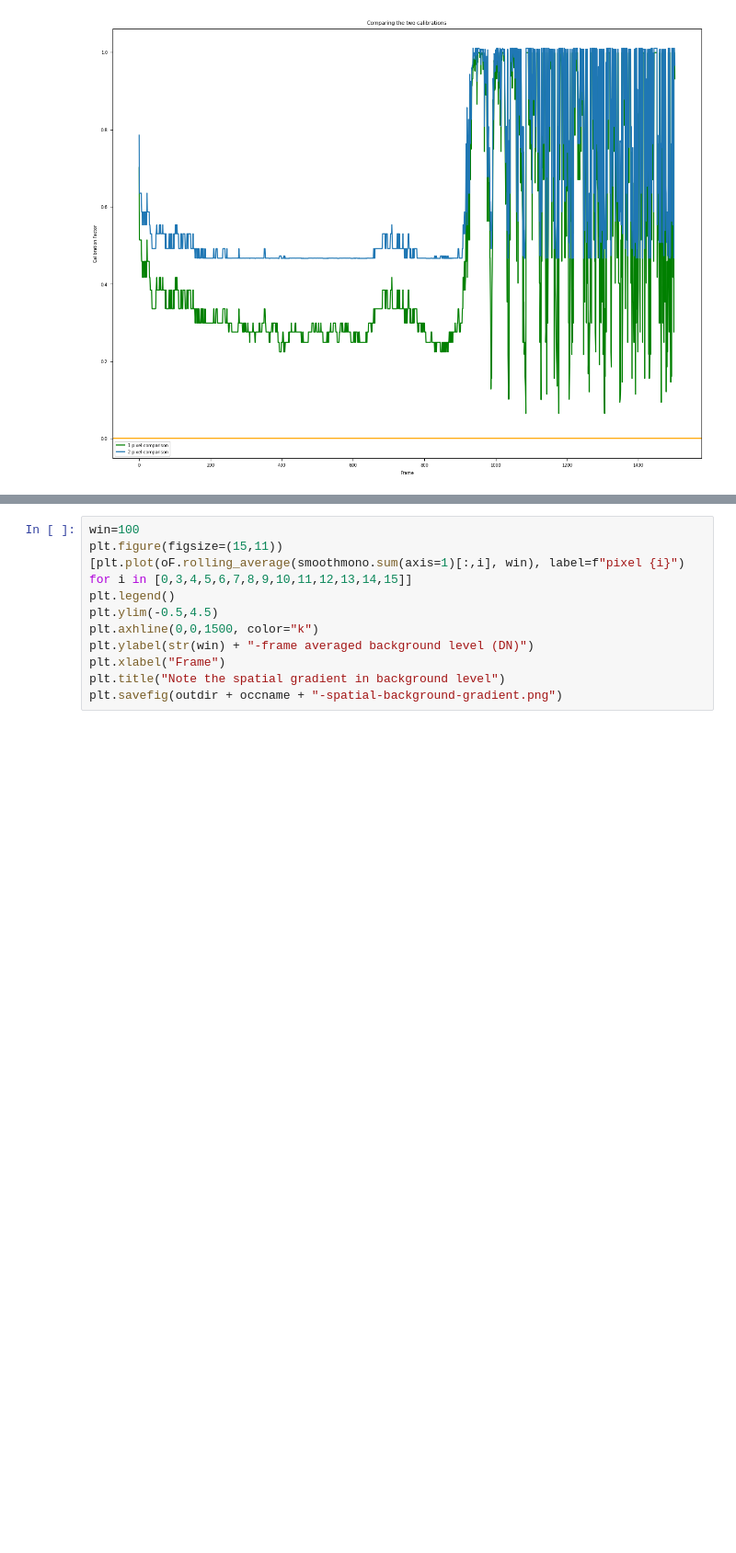
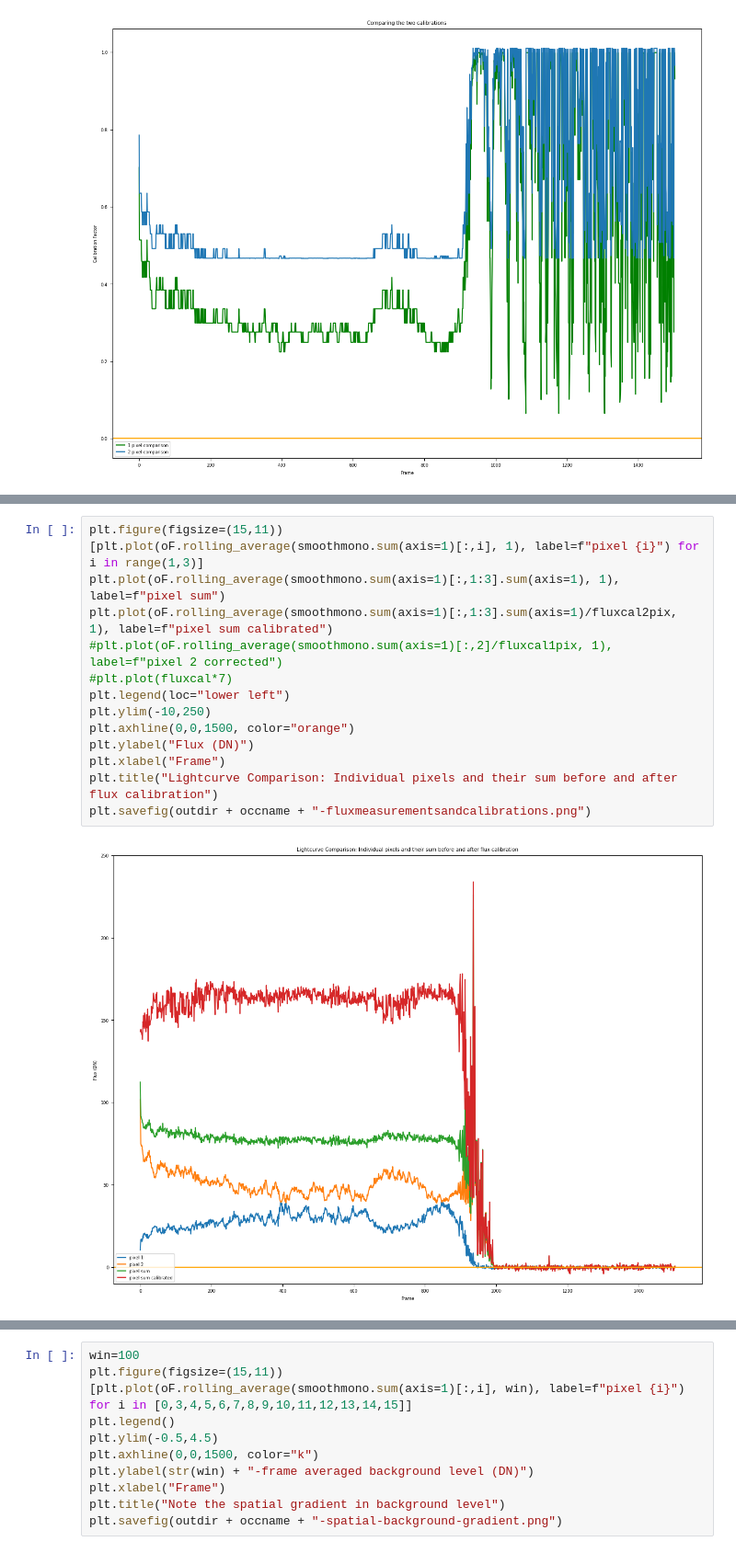
Before and after one commit to AnIndefiniteArticle/slapvisos, a Jupyter notebook: Untitled.ipynb, the cells around one changed output, grey strips where cells are left out. Shown at 92% size. Cells and saved outputs as stored; diff of their text form; blank space fills up the shorter version.

```diff
--- a/Untitled.ipynb
+++ b/Untitled.ipynb
@@ -339,3 +339,19 @@ fig.savefig(outdir + occname + "-fluxmeasurements.png")
+# %%
+plt.figure(figsize=(15,11))
+[plt.plot(oF.rolling_average(smoothmono.sum(axis=1)[:,i], 1), label=f"pixel {i}") for i in range(1,3)]
+plt.plot(oF.rolling_average(smoothmono.sum(axis=1)[:,1:3].sum(axis=1), 1), label=f"pixel sum")
+plt.plot(oF.rolling_average(smoothmono.sum(axis=1)[:,1:3].sum(axis=1)/fluxcal2pix, 1), label=f"pixel sum calibrated")
+#plt.plot(oF.rolling_average(smoothmono.sum(axis=1)[:,2]/fluxcal1pix, 1), label=f"pixel 2 corrected")
+#plt.plot(fluxcal*7)
+plt.legend(loc="lower left")
+plt.ylim(-10,250)
+plt.axhline(0,0,1500, color="orange")
+plt.ylabel("Flux (DN)")
+plt.xlabel("Frame")
+plt.title("Lightcurve Comparison: Individual pixels and their sum before and after flux calibration")
+plt.savefig(outdir + occname + "-fluxmeasurementsandcalibrations.png")
+# %% [output]
+[figure, added]
 # %%
 plt.figure(figsize=(15,11))
 #[plt.plot(oF.rolling_average(smoothmono.sum(axis=1)[:,i], 1), label=f"pixel {i}") for i in range(1,3)]
```
Also changed, not shown: parts of 3 cells of this notebook.
